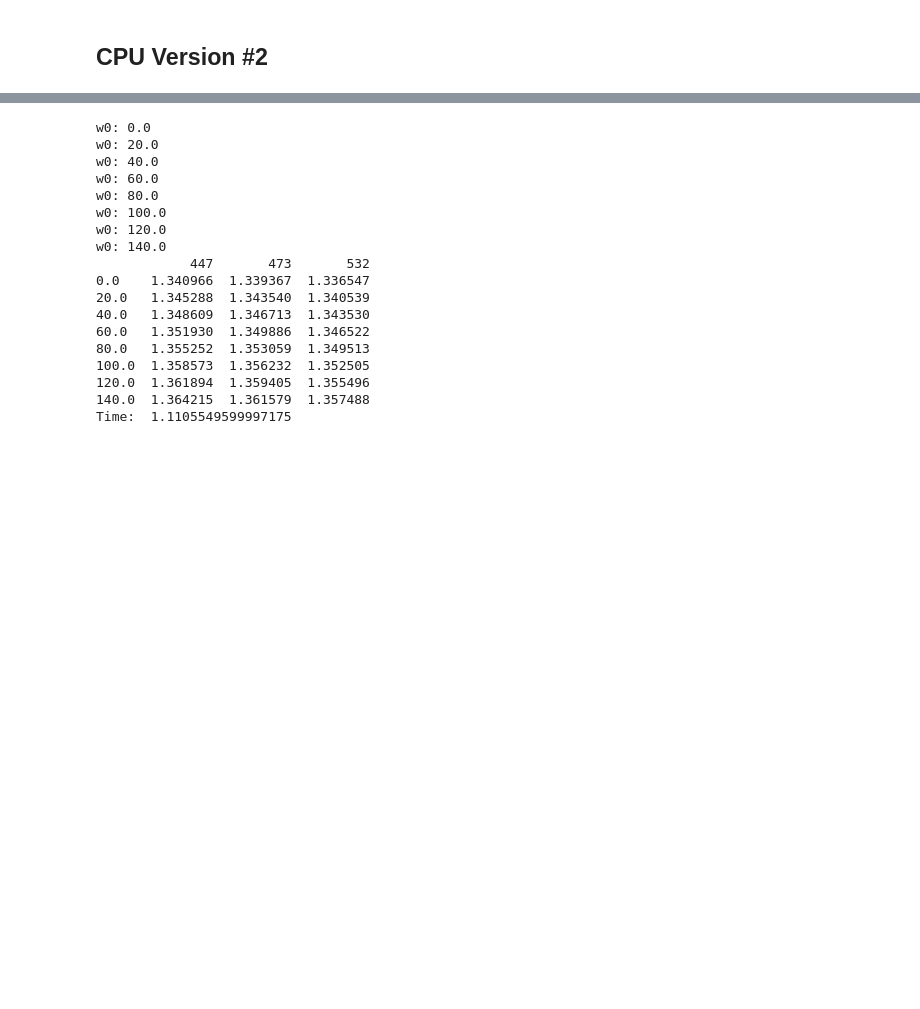
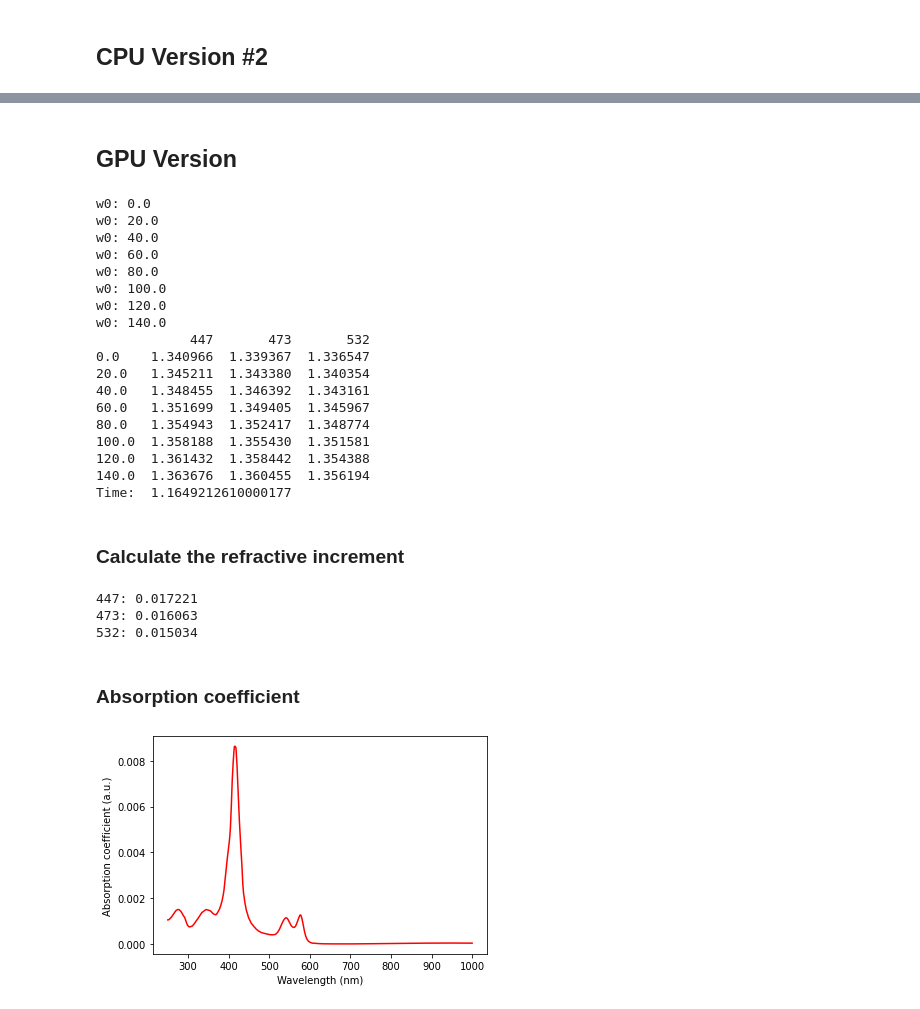
Before and after one commit to y-h-Lin/Kramers-Kronig-Relations, a Jupyter notebook: kk_relation.ipynb, the cells around one changed output, grey strips where cells are left out. Cells and saved outputs as stored; diff of their text form; code cells hidden in the pictures; blank space fills up the shorter version.

```diff
--- a/kk_relation.ipynb
+++ b/kk_relation.ipynb
@@ -64,11 +67,11 @@ def calculater(wavelength     = 546,
     final_AF   = Lambda2AF(final_lambda)      # final angular frequency, assume final wavelength=1000nm
     AF_w       = Lambda2AF(wavelength)        # assume wavelength_0=546.1nm
     n_w_water  = n_water(wavelength)
-    dAF        = (initial_AF-final_AF) / (points-1)
+    dAF        = (initial_AF-final_AF) / (points)
 
 
     if AF_data is None:
-        lambda_idx = np.floor( (initial_AF-AF_w)/dAF ) # index of wo
+        lambda_idx = np.floor( (initial_AF-AF_w)/dAF )+ 1 # index of wo
     else:
         lambda_idx = len(np.where(wavelength>AF_data[:,1])[0])-1
 
@@ -82,18 +85,19 @@ def calculater(wavelength     = 546,
     idx_array = np.arange(0, points, 1)
 
 #     calculate_AF = lambda n: initial_AF-dAF*(n-1)
-    a_w[:,0] = [initial_AF-dAF*(x-1) for x in idx_array] #calculate_AF(idx_array)
+    a_w[:,0] = [initial_AF-dAF*x for x in idx_array] #calculate_AF(idx_array)
 
 #     calculate_lamnda = lambda x: AF2Lambda(x)
     a_w[:,1] = [AF2Lambda(x) for x in a_w[:,0]] #calculate_lamnda(a_w[:,0])
 
-    s = np.searchsorted(epsilon[:,0], a_w[:,1], side='left')-1
-#     s  = [len(np.where(x>epsilon[:,0])[0]) for x in a_w[:,1]]
+    s = np.searchsorted(epsilon[:,0], a_w[:,1], side='left')
+#     s  = [len(np.where(x>epsilon[:,0])[0])-1 for x in a_w[:,1]]
 
     ME = [epsilon[0,1] if s[x]==0 else ( epsilon[s[x]-1,1] + (epsilon[s[x],1]-epsilon[s[x]-1,1])* \
                                 ( (a_w[x,1]-epsilon[s[x]-1,0])/(epsilon[s[x],0]-epsilon[s[x]-1,0]) ) ) for x in idx_array]
+
     a_w[:,2] = [concentration * 535211 * ME[x] / a_w[x,0] for x in idx_array]
-    k = [a_w[x,2]*a_w[x,0]*dAF/(a_w[x,0]*a_w[x,0]-AF_w*AF_w)  if x-lambda_idx > 1 or x-lambda_idx <0 else 0 for x in idx_array]
+    k[:] = [a_w[x,2]*a_w[x,0]*dAF/(a_w[x,0]*a_w[x,0]-AF_w*AF_w)  if x-lambda_idx > 1 or x-lambda_idx <0 else 0 for x in idx_array]
 
     k1_w = np.sum(k)
     k2_w = estimate_k2(a_w, dAF, lambda_idx)
@@ -234,7 +237,7 @@ start = timeit.default_timer()
 pp=1000000                    # total points between 250nm to 1000nm
 af_i = Lambda2AF(250)         # initial angular frequency, assume initail wavelength=250nm
 af_f = Lambda2AF(1000)        # final angular frequency, assume final wavelength=1000nm
-df   = (af_i-af_f) / (pp-1)   # angular frequency interval
+df   = (af_i-af_f) / (pp)   # angular frequency interval
 
 # n(w)_hb={n(w)_water-n(w0)_water}+n(w0)_hb+{kk(w)_hb-kk(w0)_hb}
 w0   = 546
@@ -255,20 +258,20 @@ for conc in range(0,np.shape(hbo2)[1],1):
     C          = hbo2[1,conc]         # concentration
     af_w0      = Lambda2AF(w0)        # assume wavelength_0=546.1nm
     n_w0_water = n_water(w0)
-    m          = np.floor( (af_i-af_w0)/df ) # index of wo
+    m          = 1+np.floor( (af_i-af_w0)/df ) # index of wo
 
     # calculate integration of KK relation at w0===>  kk(w0)_hb
     k1_w0 = 0
     a_w0  = np.zeros( (pp,3), dtype=np.float) # create data cube for storage kk(w0)_hb
 
     for n in (range(0,pp,1)):
-        af=af_i-df*(n-1)
+        af=af_i-df*n
         a_w0[n,0]=af     # angular frequency
 
         wl=AF2Lambda(af)
         a_w0[n,1]=wl     # wavelength
 
-        s=len(np.where(wl>q[:,0])[0]) - 1
+        s=len(np.where(wl>q[:,0])[0])
 
 #         ε is the molar attenuation coefficient of that material;
 #         c is the molar concentration of those species;
@@ -317,7 +320,7 @@ for conc in range(0,np.shape(hbo2)[1],1):
         a_w  = np.zeros((pp,3), dtype=np.float) # create data cube for storage kk(w)_hb
 
         for n in range(0,pp,1):
-            af=af_i-df*(n-1)
+            af=af_i-df*n
             a_w[n,0]=af # angular frequency
 
             wl=AF2Lambda(af)
@@ -325,7 +328,7 @@ for conc in range(0,np.shape(hbo2)[1],1):
 
             aa=C*535211/af
 
-            s=len(np.where(wl>q[:,0])[0])-1
+            s=len(np.where(wl>q[:,0])[0])
             if s==0:  # calculate absorption coefficient
                 abs_coe = q[0,1] * aa
             else:
@@ -524,11 +527,13 @@ Time:  332.1839212849991
+# %% [markdown]
+## GPU Version
 # %%
 start = timeit.default_timer()
 
 # import data of wavelength v.s. molar extinction coefficient from q_HbO2 and q_Hb.txt
 pp=1000000                    # total points between 250nm to 1000nm
-af_i = Lambda2AF(250)         # initial angular frequency, assume initail wavelength=250nm
-af_f = Lambda2AF(1000)        # final angular frequency, assume final wavelength=1000nm
-df   = (af_i-af_f) / (pp)   # angular frequency interval
+# af_i = Lambda2AF(250)         # initial angular frequency, assume initail wavelength=250nm
+# af_f = Lambda2AF(1000)        # final angular frequency, assume final wavelength=1000nm
+# df   = (af_i-af_f) / (pp)   # angular frequency interval
 
 # n(w)_hb={n(w)_water-n(w0)_water}+n(w0)_hb+{kk(w)_hb-kk(w0)_hb}
 w0   = 546
@@ -581,17 +586,36 @@ w0: 120.0
 w0: 140.0
             447       473       532
 0.0    1.340966  1.339367  1.336547
-20.0   1.345288  1.343540  1.340539
-40.0   1.348609  1.346713  1.343530
-60.0   1.351930  1.349886  1.346522
-80.0   1.355252  1.353059  1.349513
-100.0  1.358573  1.356232  1.352505
-120.0  1.361894  1.359405  1.355496
-140.0  1.364215  1.361579  1.357488
-Time:  1.1105549599997175
+20.0   1.345211  1.343380  1.340354
+40.0   1.348455  1.346392  1.343161
+60.0   1.351699  1.349405  1.345967
+80.0   1.354943  1.352417  1.348774
+100.0  1.358188  1.355430  1.351581
+120.0  1.361432  1.358442  1.354388
+140.0  1.363676  1.360455  1.356194
+Time:  1.1649212610000177
+# %% [markdown]
+### Calculate the refractive increment
+# %%
+kk_results = data_546_HbO2
+concentration_list = hbo2[1,:]
+wavelength_list = wl_list
+idx = np.where(concentration_list==100)[0]
+if idx is not None:
+    for i in range(len(wavelength_list)):
+        alpha = kk_results[idx,i]-kk_results[0,i]
+        print('%d: %f' %(wavelength_list[i], alpha))
+# %% [output]
+447: 0.017221
+473: 0.016063
+532: 0.015034
+# %% [markdown]
+### Absorption coefficient
 # %%
 plt.figure()
-plt.xlabel('wavelength (nm)')
+plt.xlabel('Wavelength (nm)')
 plt.ylabel('Absorption coefficient (a.u.)')
 plt.plot(a_w0[:,1], a_w0[:,2],'r-')
 plt.show()
+# %% [output]
+[figure, added]
```
Also changed, not shown: parts of 4 cells of this notebook, 1 other file.
